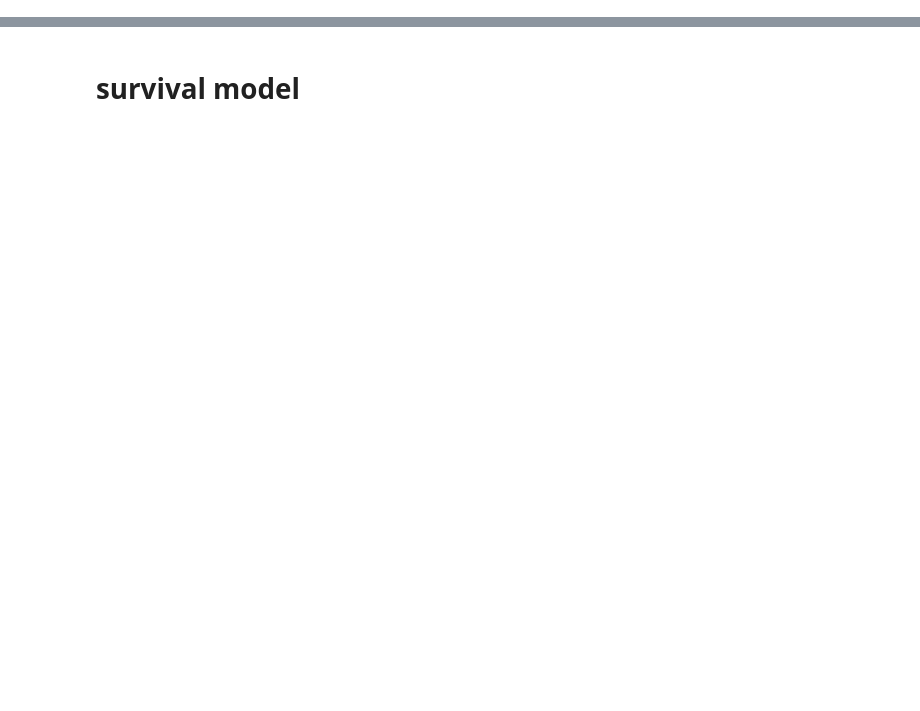
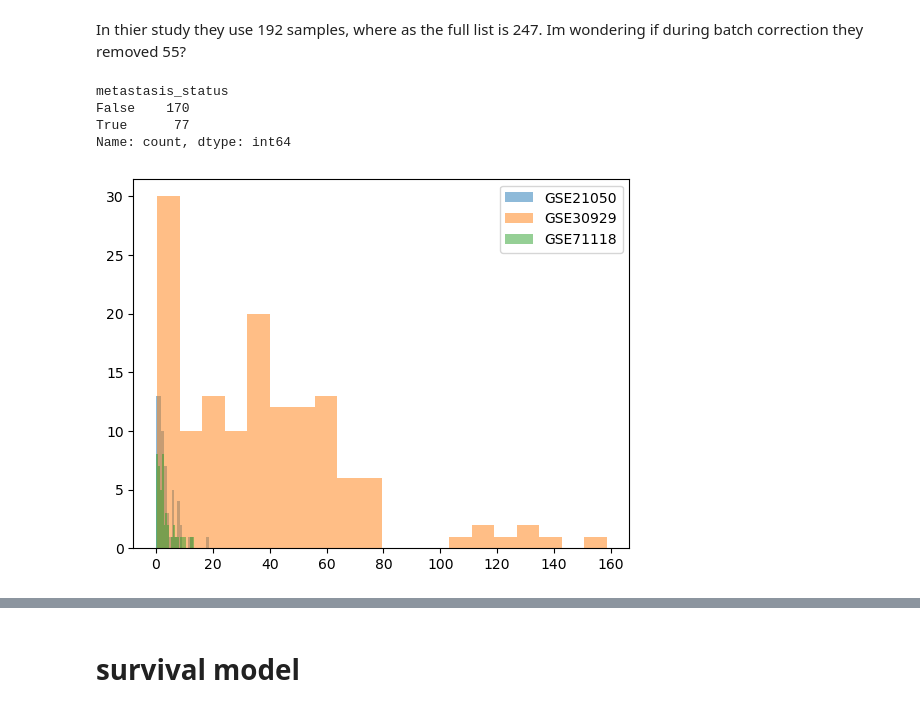
Before and after one commit to AlecSilver/liposarcoma_survival_modeling_BF550_final_project, a Jupyter notebook: notebook.ipynb, the cells around one changed output, grey strips where cells are left out. Cells and saved outputs as stored; diff of their text form; code cells hidden in the pictures; blank space fills up the shorter version.

```diff
--- a/notebook.ipynb
+++ b/notebook.ipynb
@@ -163,0 +23,5 @@ Text(0.5, 1.0, 'Liposarcoma - Dedifferentiated estimated matastasis-free surviva
+# %%
+#load separate GEO datasets
+gse21050 = GEOparse.get_GEO(geo="GSE21050", destdir="./data", silent=True)
+gse30929 = GEOparse.get_GEO(geo="GSE30929", destdir="./data", silent=True)
+gse71118 = GEOparse.get_GEO(geo="GSE71118", destdir="./data", silent=True)
@@ -163,0 +107,4 @@ Text(0.5, 1.0, 'Liposarcoma - Dedifferentiated estimated matastasis-free surviva
+# %%
+#remove missing data
+metadata = metadata.dropna()
+metadata.cancer_type.value_counts()
@@ -163,0 +126,14 @@ Text(0.5, 1.0, 'Liposarcoma - Dedifferentiated estimated matastasis-free surviva
+# %%
+# keep only data with liposarcoma
+sarcoma_list = ['Liposarcoma - dedifferentiated',
+ 'liposarcoma, dedifferentiated',
+ 'liposarcoma, myxoid/round cell',
+ 'liposarcoma, myxoid',
+ 'liposarcoma, pleomorphic',
+ 'liposarcoma, well-differentiated',
+ 'Dedifferentiated liposarcoma',
+ 'Liposarcoma']
+
+metadata = metadata[metadata.cancer_type.isin(sarcoma_list)]
+
+metadata.cancer_type.value_counts()
@@ -163,0 +151,30 @@ Text(0.5, 1.0, 'Liposarcoma - Dedifferentiated estimated matastasis-free surviva
+# %% [markdown]
+In thier study they use 192 samples, where as the full list is 247. Im wondering if during batch correction they removed 55?
+# %%
+#need to standardize metastasis status values
+metadata.metastasis_status.value_counts()
+# %% [output]
+metastasis_status
+False    170
+True      77
+Name: count, dtype: int64
+# %%
+metastasis_map = {
+    'FALSE': False,
+    'TRUE': True,
+    'no': False,
+    'yes': True,
+    'No': False,
+    'yes': True,
+    'Yes': True
+    }
+metadata['metastasis_status'] = metadata['metastasis_status'].map(metastasis_map)
+# %%
+#plot histograms of survival times for each dataset
+for dataset in metadata['dataset'].unique():
+    data_subset = metadata[metadata['dataset'] == dataset]
+    plt.hist(data_subset['time'], bins=20, alpha=0.5, label=dataset)
+plt.legend()
+plt.show()
+# %% [output]
+[figure, added]
```
Also changed, not shown: parts of 88 cells of this notebook, 6 other files.
